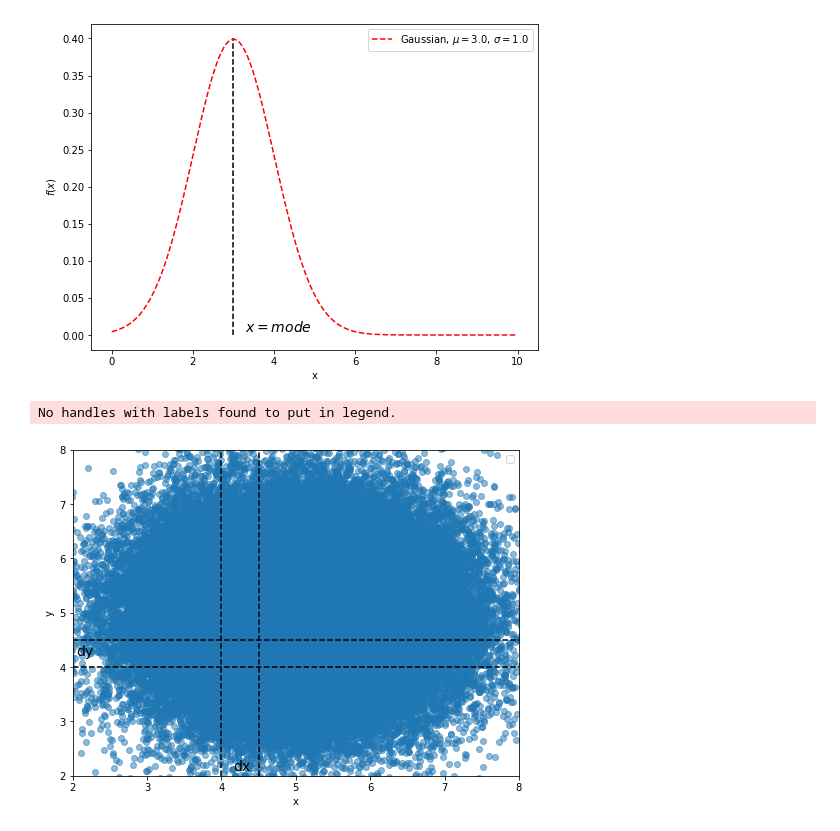
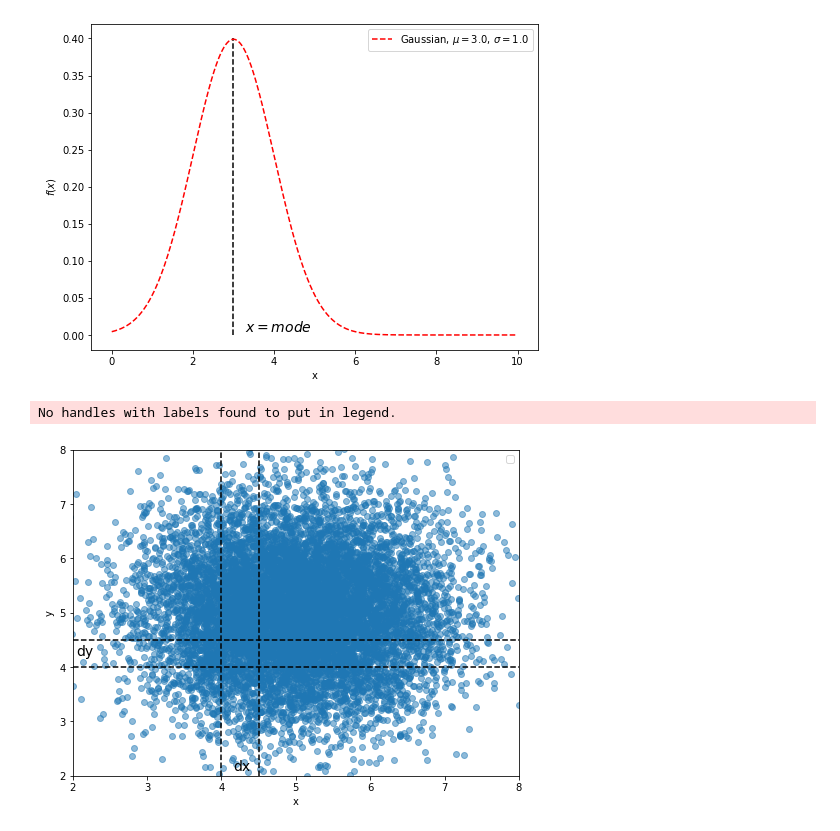
Before and after one commit to keaveney/StatisticsLectures, a Jupyter notebook: lecture 2 more basics, parameter estimation.ipynb, the cells around one changed output. Drawn from its saved outputs; the diff is of its cells as text; code cells hidden in the pictures.

```diff
--- a/lecture 2 more basics, parameter estimation.ipynb
+++ b/lecture 2 more basics, parameter estimation.ipynb
@@ -130,41 +131,41 @@ ax = fig.add_subplot(111)
 # Fixing random state for reproducibility
 np.random.seed(19680801)
 
-N = 100000
+N = 10000
 
 x = np.random.normal(loc=loc1, scale=scale1, size=N)
 y = np.random.normal(loc=loc1, scale=scale1, size=N)
 
 #colors = np.random.rand(N)
 #area = (30 * np.random.rand(N))**2  # 0 to 15 point radii
 
 plt.scatter(x, y, alpha=0.5)
 ax.legend(loc=1)
 ax.set_xlabel('x')
 ax.set_ylabel('y')
 ax.set_xlim([2.0,8.0])
 ax.set_ylim([2.0,8.0])
 
 plt.vlines(4.0, 2.0, 8.0,  linestyle="dashed")
 plt.vlines(4.5, 2.0, 8.0,  linestyle="dashed")
 
 plt.hlines(4.0, 2.0, 8.0,  linestyle="dashed")
 plt.hlines(4.5, 2.0, 8.0,  linestyle="dashed")
 
 plt.text(pos*0.85, 0.03, "dx",  {'fontsize': 14},
          horizontalalignment='right',
          verticalalignment='center',
          transform=plt.gca().transAxes)
 
 plt.text(pos*0.1, 0.38, "dy",  {'fontsize': 14},
          horizontalalignment='right',
          verticalalignment='center',
          transform=plt.gca().transAxes)
 
 plt.show()
 # %% [output]
 No handles with labels found to put in legend.
-[figure, old version]
+[figure, new version]
 # %%
 import numpy as np
 import matplotlib.pyplot as plt
```
Also changed, not shown: parts of 5 cells of this notebook, 1 other file.
